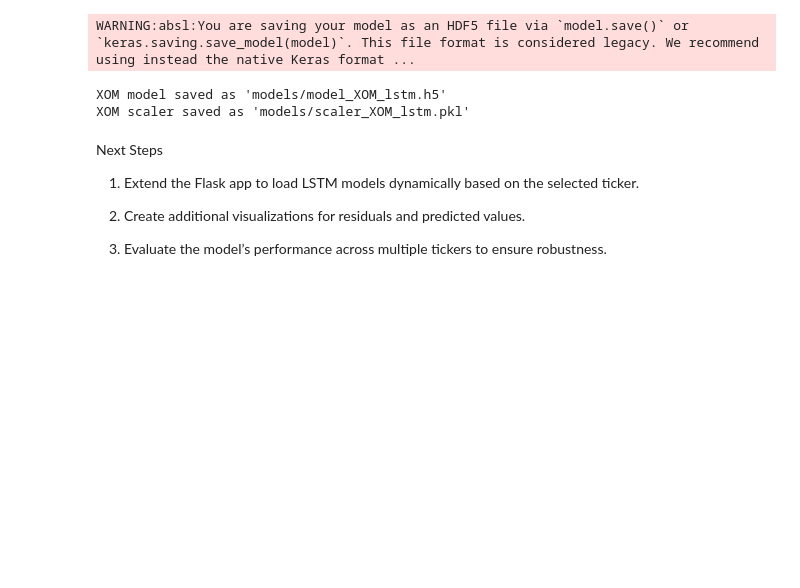
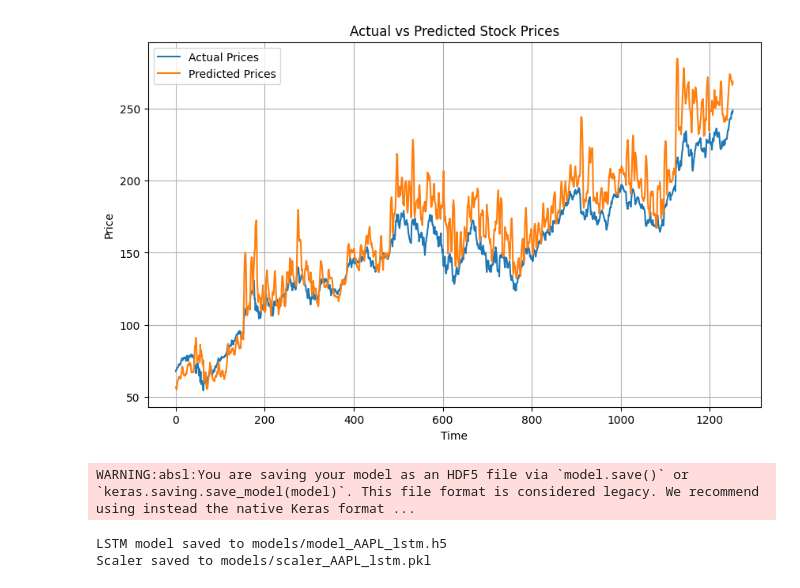
Before and after one commit to juanbracho/UT_Module23, a Jupyter notebook: lstm_model_training.ipynb, the cells around one changed output. Saved outputs shown, nothing was run; the diff lists cells and outputs as text; code cells hidden in the pictures; blank space fills up the shorter version.

```diff
--- a/lstm_model_training.ipynb
+++ b/lstm_model_training.ipynb
@@ -44,10 +0,0 @@ Load Processed Data
-# %%
-
-# Path to SQLite database
-db_path = 'database/stocks_data.db'
-
-# Load data from SQLite
-with sqlite3.connect(db_path) as conn:
-    query = "SELECT * FROM processed_stocks"
-    data = pd.read_sql(query, conn)
-print(f"Loaded processed data: {data.shape[0]} rows")
@@ -223,23 +160,31 @@ Save the Model and Scaler
+# %%
+# Plot Actual vs Predicted prices
+plt.figure(figsize=(10, 6))
+plt.plot(y_test, label='Actual Prices')
+plt.plot(y_pred, label='Predicted Prices')
+plt.title('Actual vs Predicted Stock Prices')
+plt.xlabel('Time')
+plt.ylabel('Price')
+plt.legend()
+plt.grid()
+plt.show()
+# %% [output]
+[figure, added]
 # %%
+import joblib
 
-# Save the trained model and scaler
-model_filename = f'models/model_{default_ticker}_lstm.h5'
-scaler_filename = f'models/scaler_{default_ticker}_lstm.pkl'
+# Define paths for saving the model and scaler
+model_path = f"models/model_{TICKER}_lstm.h5"
+scaler_path = f"models/scaler_{TICKER}_lstm.pkl"
 
-model.save(model_filename)
-joblib.dump(scaler, scaler_filename)
+# Save the model
+model.save(model_path)
+print(f"LSTM model saved to {model_path}")
 
-print(f"{default_ticker} model saved as '{model_filename}'")
-print(f"{default_ticker} scaler saved as '{scaler_filename}'")
+# Save the scaler
+joblib.dump(scaler, scaler_path)
+print(f"Scaler saved to {scaler_path}")
 # %% [output]
 WARNING:absl:You are saving your model as an HDF5 file via `model.save()` or `keras.saving.save_model(model)`. This file format is considered legacy. We recommend using instead the native Keras format ...
-XOM model saved as 'models/model_XOM_lstm.h5'
-XOM scaler saved as 'models/scaler_XOM_lstm.pkl'
+LSTM model saved to models/model_AAPL_lstm.h5
+Scaler saved to models/scaler_AAPL_lstm.pkl
-# %% [markdown]
-Next Steps
-
-1.	Extend the Flask app to load LSTM models dynamically based on the selected ticker.
-
-2.	Create additional visualizations for residuals and predicted values.
-
-3.	Evaluate the model’s performance across multiple tickers to ensure robustness.
```
Also changed, not shown: parts of 25 cells of this notebook, 13 other files.
